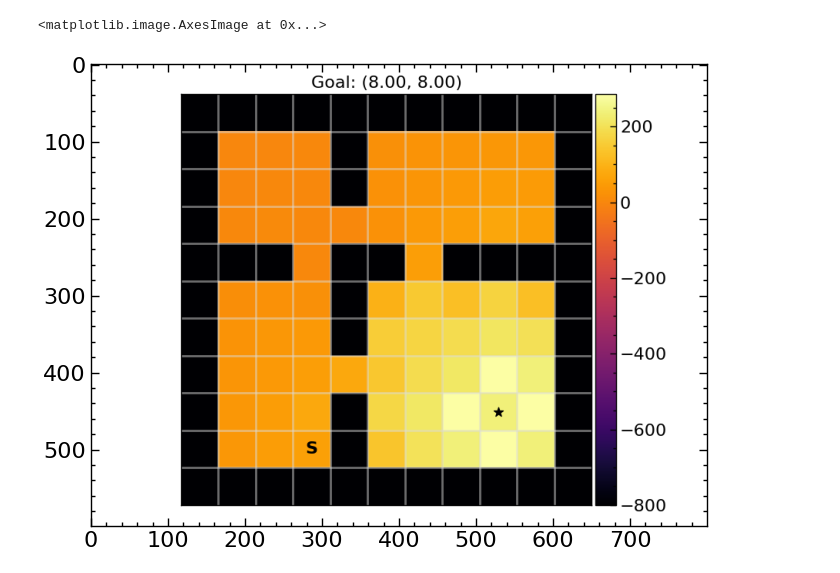
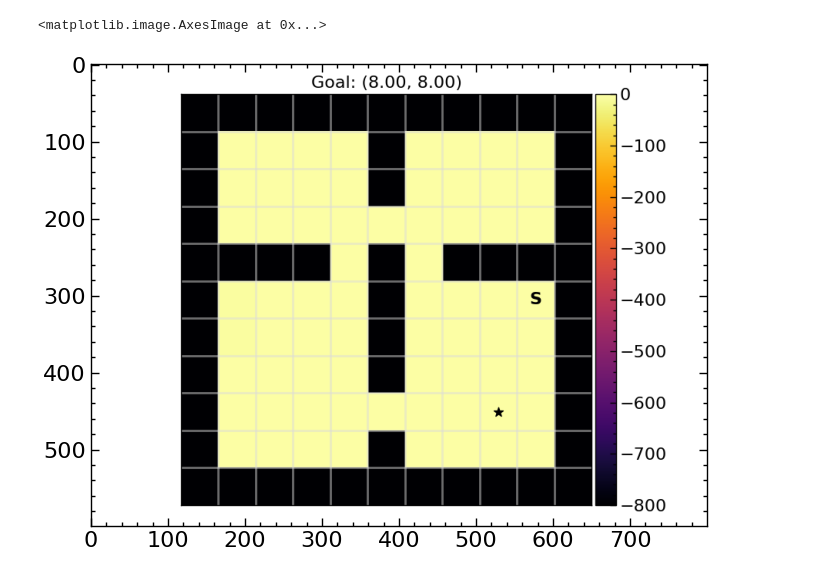
Before and after one commit to skylooop/BeliefConditionedFB, a Jupyter notebook: notebooks/in_context_fb.ipynb, the cells around one changed output. Saved outputs shown, nothing was run; the diff lists cells and outputs as text; code cells hidden in the pictures.

Commit message:
fb started with context dyn

```diff
--- a/notebooks/in_context_fb.ipynb
+++ b/notebooks/in_context_fb.ipynb
@@ -50,7 +33,0 @@ img = test.render(return_img=True)
-# %%
-fig, ax = plt.subplots(nrows=2, ncols=2)
-for i, cur_ax in enumerate(ax.flat, start=1):
-    test.setup_goals(seed=None, task_num=i)
-    test.render(ax=cur_ax)
-    cur_ax.set_title(f"Goal: {test.goal}")
-plt.tight_layout()
@@ -273,5 +137,0 @@ fb_agent = ForwardBackwardAgent.create(
-# %%
-# with jax.disable_jit():
-for _ in tqdm(range(10_000)):
-    fb_agent, info = fb_agent.update(gc_whole_dataset.sample(1024))
-info
@@ -292,15 +291,22 @@ from envs.custom_mazes.env_utils import policy_image_fourrooms
 from functools import partial
 from utils.evaluation import supply_rng
 
-env = FourRoomsMazeEnv(Maze())
-env.reset()
-observation, info = env.setup_goals(seed=None, task_num=3)
+fourrooms_env = FourRoomsMazeEnv(Maze(maze_type='fourrooms_random_layouts', size=11))
+fourrooms_env.reset()
+
+observation, info = fourrooms_env.setup_goals(seed=None, task_num=0)
 goal = info.get("goal_pos", None)
-latent_z = fb_agent.infer_z(goal)
+dynamics_embed, batch_context = run_transformer_inference(fourrooms_env)
+# context_embed = fb_agent.network.select('dynamics_encoder')(batch_context['observations'], batch_context['actions'], layout_type=batch_context['layout_type'],
+#                                                             predict_type=False)
+
+latent_z = fb_agent.infer_z(goal[None], context_emb=dynamics_embed)
 start = info.get("start_pos", None)
 example_batch = whole_dataset.sample(1)
-pred_policy_img = policy_image_fourrooms(env, example_batch, N=11, M=11,
-                                                action_fn=partial(supply_rng(fb_agent.sample_actions, rng=jax.random.PRNGKey(np.random.randint(0, 2**32))), latent_z=latent_z, temperature=0.0),
+N, M = fourrooms_env.maze.size
+pred_policy_img = policy_image_fourrooms(fourrooms_env, example_batch, N=N, M=M,
+                                                action_fn=partial(supply_rng(fb_agent.sample_actions, rng=jax.random.PRNGKey(np.random.randint(0, 2**32))),
+                                                                  latent_z=latent_z, context_embed=dynamics_embed, temperature=0.0),
                                                 goal=goal, start=start)
 plt.imshow(pred_policy_img)
 # %% [output]
@@ -349,14 +315,17 @@ plt.imshow(pred_policy_img)
 # %%
 from envs.custom_mazes.env_utils import value_image_fourrooms
 from functools import partial
 
-observation, info = env.setup_goals(seed=None, task_num=0)
+observation, info = fourrooms_env.setup_goals(seed=None, task_num=4)
 goal = info.get("goal_pos", None)
-latent_z = jax.device_get(fb_agent.infer_z(goal)[None])
-N, M = env.maze.size
-pred_value_img = value_image_fourrooms(env, example_batch, N=N, M=M,
-                            value_fn=partial(fb_agent.predict_q, z=latent_z), goal=goal)
+# context_embed = fb_agent.network.select('dynamics_encoder')(batch_context['observations'], batch_context['actions'],
+#                                                             layout_type=batch_context['layout_type'], predict_type=False)
+# dynamics_embed = np.random.normal(size=(1, 150))
+latent_z = fb_agent.infer_z(goal[None], context_emb=dynamics_embed)
+N, M = fourrooms_env.maze.size
+pred_value_img = value_image_fourrooms(fourrooms_env, example_batch, N=N, M=M,
+                            value_fn=partial(fb_agent.predict_q, context_embed=dynamics_embed, z=latent_z), goal=goal)
 plt.imshow(pred_value_img)
 # %% [output]
 <matplotlib.image.AxesImage at 0x...>
-[figure, old version]
+[figure, new version]
```
Also changed, not shown: parts of 22 cells of this notebook, 14 other files.
